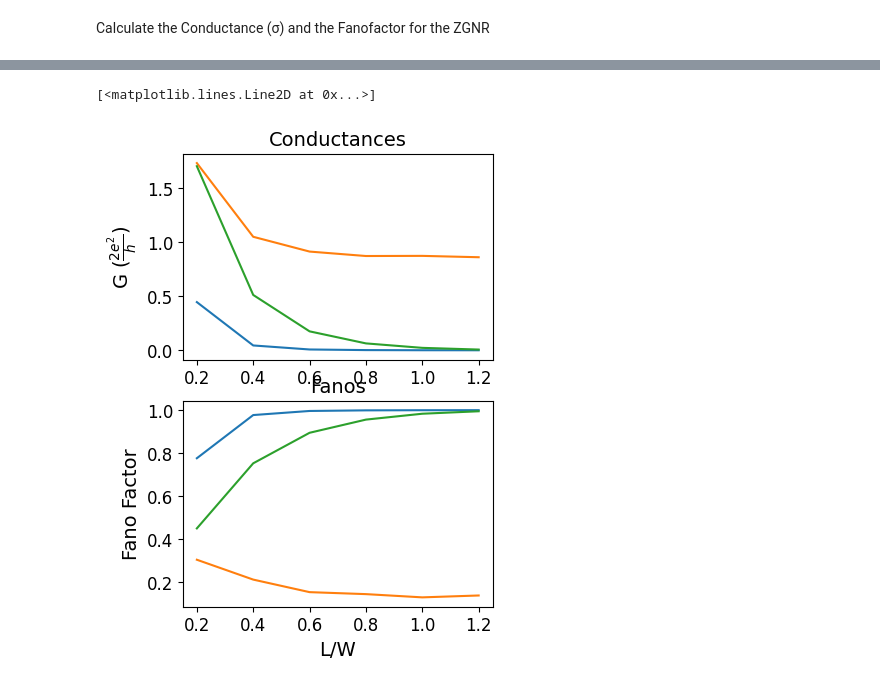
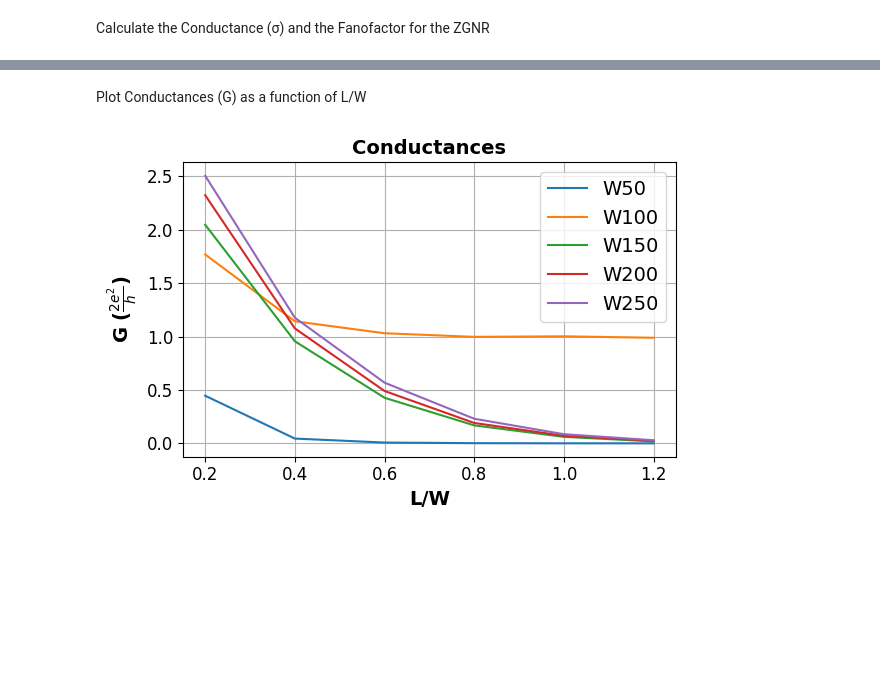
Before and after one commit to AndrewCrossman/PHYS824, a Jupyter notebook: Phys824_Final.ipynb, the cells around one changed output, grey strips where cells are left out. Drawn from its saved outputs; the diff is of its cells as text; code cells hidden in the pictures; blank space fills up the shorter version.

```diff
--- a/Phys824_Final.ipynb
+++ b/Phys824_Final.ipynb
@@ -106,37 +108,38 @@ print(conductance, fano)
 # %%
 L_over_W = [0.2, 0.4, 0.6, 0.8, 1.0, 1.2]
-w50_conds = np.array([0.4462381657169239, 0.04473887344660933, 0.007496171923809065, 0.0018126766102726257, 0.0005234517880581903, 0.00015828552627827666])
-w50_fanos = np.array([0.7767972368494136, 0.9772522314857331, 0.9962352742330622, 0.9990915017309743, 0.9997343710443929, 0.9999202567080804])
-w100_conds = np.array([1.73369558456882, 1.0511411087677605, 0.9142122524353296, 0.8730576019743752, 0.8743751021693, 0.8618147550029748])
-w100_fanos = np.array([0.3056562450381863, 0.21346157340566535, 0.1551844108333043, 0.14599312697567976, 0.13096778910709178, 0.13968701961026933])
-w150_conds = np.array([1.7049184092437302, 0.5124970684360242, 0.17533852725474222, 0.06383342080455355, 0.022552787597318852, 0.006804707724796826])
-w150_fanos = np.array([0.4510601420203352, 0.753256850661378, 0.8949560769203767, 0.9561454567253429, 0.9834109647311361, 0.9948246650457937])
-w200_conds = np.array([])
-w200_fanos = np.array([])
+w50_Gs = np.array([0.44625, 0.04479, 0.0075, 0.00181, 0.00052, 0.00016])
+w50_fanos = np.array([0.77678, 0.97717, 0.99623, 0.99909, 0.99973, 0.99992])
+w100_Gs = np.array([1.76955, 1.14349, 1.03146, 0.99776, 1.0027, 0.98913])
+w100_fanos = np.array([0.28014, 0.12608, 0.03824, 0.02145, 0.0027, 0.01237])
+w150_Gs = np.array([2.04784, 0.9565, 0.42705, 0.16852, 0.06083, 0.01852])
+w150_fanos = np.array([0.31888, 0.54993, 0.78838, 0.91582, 0.96957, 0.99074])
+w200_Gs = np.array([2.32466, 1.0769, 0.4904, 0.19118, 0.07065, 0.02391])
+w200_fanos = np.array([0.32202, 0.51856, 0.76076, 0.90489, 0.96469, 0.98805])
+w250_Gs = np.array([2.50721, 1.17691, 0.56847, 0.23057, 0.08589, 0.02914])
+w250_fanos = np.array([0.3329, 0.48867, 0.7236, 0.88531, 0.95709, 0.98544])
+w50_conds = w50_Gs*L_over_W
+w100_conds = w100_Gs*L_over_W
+w150_conds = w150_Gs*L_over_W
+w200_conds = w200_Gs*L_over_W
+w250_conds = w250_Gs*L_over_W
-# %%
-plt.figure(dpi=100,figsize=(4,6))
-plt.subplot(211)
-axes = plt.gca()
-axes.set_title('Conductances', fontsize=14)
-axes.set_xlabel('', fontsize=14)
-axes.set_ylabel(r'G ($\frac{2e^2}{h}$)', fontsize=14)
-plt.xticks(fontsize=12)
-plt.yticks(fontsize=12)
-plt.plot(L_over_W, w50_conds);
-plt.plot(L_over_W, w100_conds);
-plt.plot(L_over_W, w150_conds);
-
-plt.subplot(212)
-axes = plt.gca()
-axes.set_title('Fanos', fontsize=14)
-axes.set_xlabel('L/W', fontsize=14)
-axes.set_ylabel(r'Fano Factor', fontsize=14)
-#axes.set_xlim(-5,5)
-plt.xticks(fontsize=12)
-plt.yticks(fontsize=12)
-plt.plot(L_over_W, w50_fanos)
-plt.plot(L_over_W, w100_fanos)
-plt.plot(L_over_W, w150_fanos)
-# %% [output]
-[<matplotlib.lines.Line2D at 0x...>]
-[figure, removed]
+# %% [markdown]
+Plot Conductances (G) as a function of L/W
+# %%
+fig, ax = plt.subplots(dpi =100, figsize=(6,4))
+ax.plot(L_over_W, w50_Gs, label='W50');
+ax.plot(L_over_W, w100_Gs, label='W100');
+ax.plot(L_over_W, w150_Gs, label='W150');
+ax.plot(L_over_W, w200_Gs, label='W200');
+ax.plot(L_over_W, w250_Gs, label='W250');
+ax.set_title('Conductances', fontsize=14, fontweight='bold')
+ax.set_xlabel('L/W', fontsize=14, fontweight='bold')
+ax.set_ylabel(r'G ($\frac{2e^2}{h}$)', fontsize=14, fontweight='bold')
+plt.xticks(fontsize=12)
+plt.yticks(fontsize=12)
+ax.legend(fontsize=14)
+ax.grid()
+plt.tight_layout()
+#plt.savefig('EnergyPerAtomVBLD.png')
+#files.download('EnergyPerAtomVBLD.png')
+# %% [output]
+[figure, added]
```
Also changed, not shown: parts of 9 cells of this notebook.
